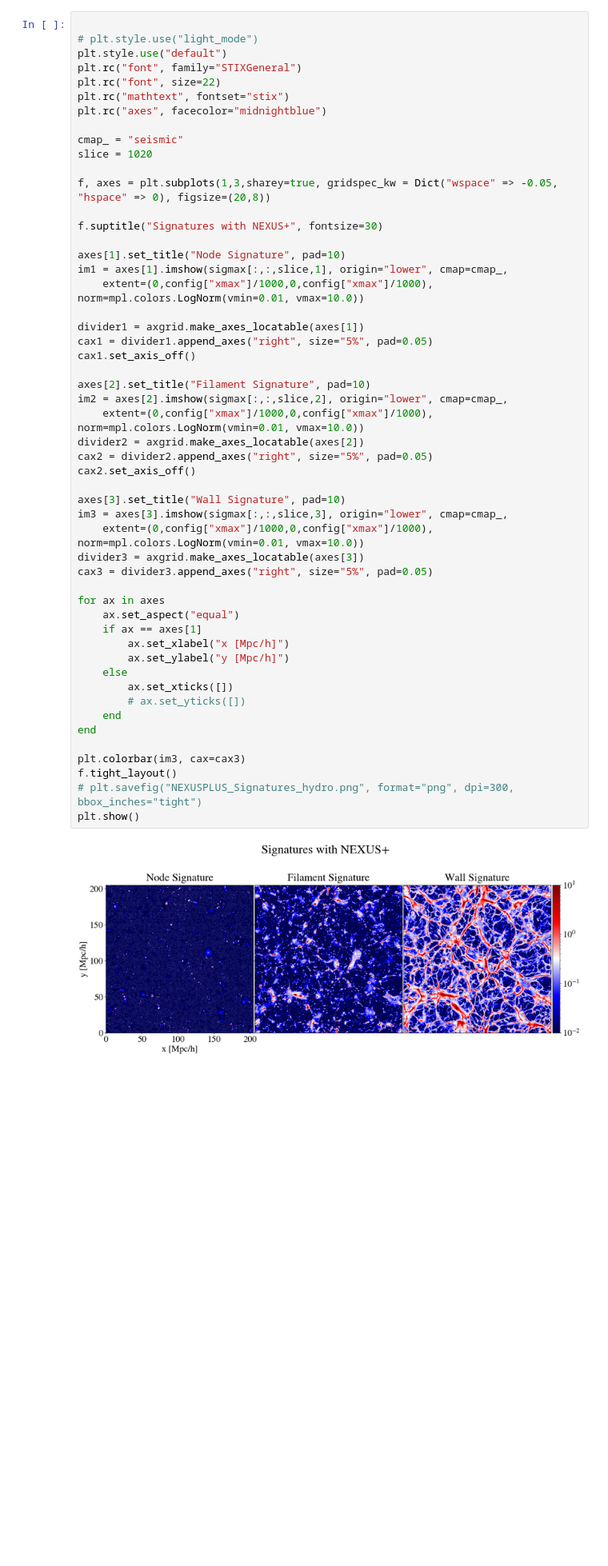
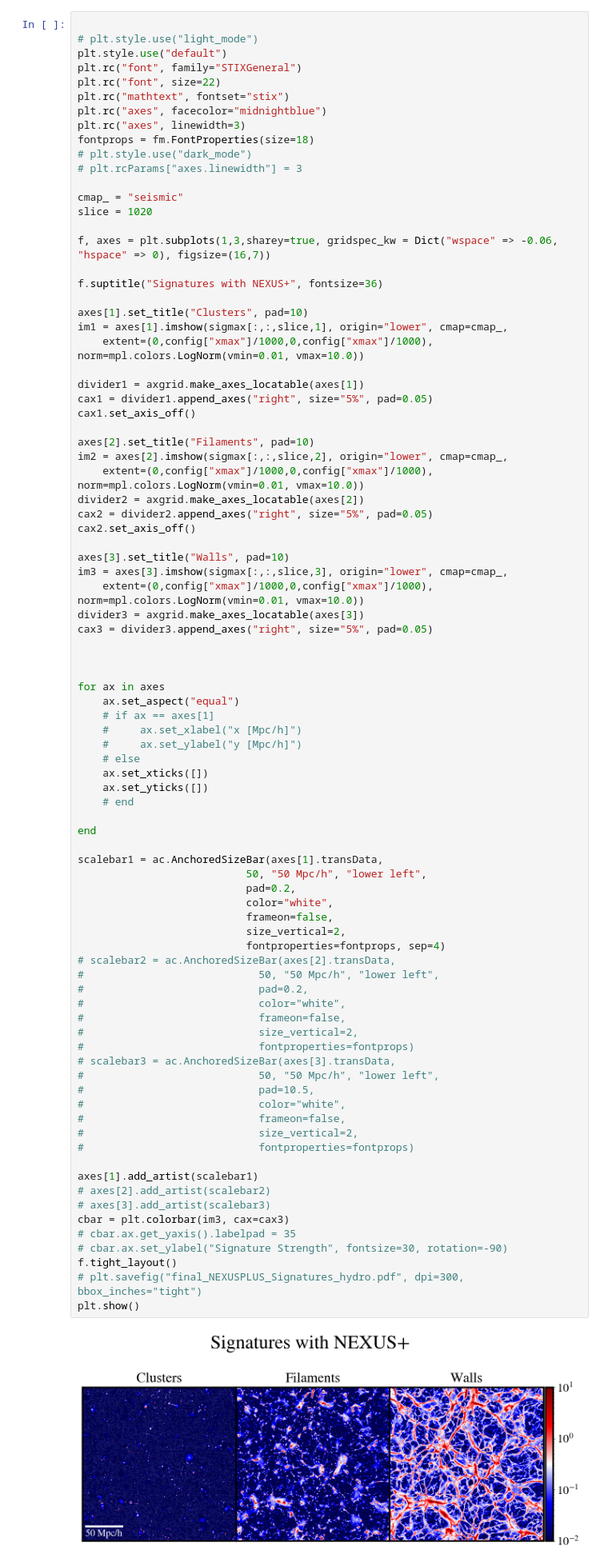
Before and after one commit to James11222/CosmoMMF, a Jupyter notebook: notebooks/Application V3.ipynb, the cells around one changed output. Shown at 80% size. Saved outputs shown, nothing was run; the diff lists cells and outputs as text; blank space fills up the shorter version.

```diff
--- a/notebooks/Application V3.ipynb
+++ b/notebooks/Application V3.ipynb
@@ -57,52 +59,86 @@ plt.rc("font", family="STIXGeneral")
 plt.rc("font", size=22)
 plt.rc("mathtext", fontset="stix")
 plt.rc("axes", facecolor="midnightblue")
+plt.rc("axes", linewidth=3)
+fontprops = fm.FontProperties(size=18)
+# plt.style.use("dark_mode")
+# plt.rcParams["axes.linewidth"] = 3
 
 cmap_ = "seismic"
 slice = 1020
 
-f, axes = plt.subplots(1,3,sharey=true, gridspec_kw = Dict("wspace" => -0.05, "hspace" => 0), figsize=(20,8))
+f, axes = plt.subplots(1,3,sharey=true, gridspec_kw = Dict("wspace" => -0.06, "hspace" => 0), figsize=(16,7))
 
-f.suptitle("Signatures with NEXUS+", fontsize=30)
+f.suptitle("Signatures with NEXUS+", fontsize=36)
 
-axes[1].set_title("Node Signature", pad=10)
+axes[1].set_title("Clusters", pad=10)
 im1 = axes[1].imshow(sigmax[:,:,slice,1], origin="lower", cmap=cmap_,
     extent=(0,config["xmax"]/1000,0,config["xmax"]/1000), norm=mpl.colors.LogNorm(vmin=0.01, vmax=10.0))
 
 divider1 = axgrid.make_axes_locatable(axes[1])
 cax1 = divider1.append_axes("right", size="5%", pad=0.05)
 cax1.set_axis_off()
 
-axes[2].set_title("Filament Signature", pad=10)
+axes[2].set_title("Filaments", pad=10)
 im2 = axes[2].imshow(sigmax[:,:,slice,2], origin="lower", cmap=cmap_,
     extent=(0,config["xmax"]/1000,0,config["xmax"]/1000), norm=mpl.colors.LogNorm(vmin=0.01, vmax=10.0))
 divider2 = axgrid.make_axes_locatable(axes[2])
 cax2 = divider2.append_axes("right", size="5%", pad=0.05)
 cax2.set_axis_off()
 
-axes[3].set_title("Wall Signature", pad=10)
+axes[3].set_title("Walls", pad=10)
 im3 = axes[3].imshow(sigmax[:,:,slice,3], origin="lower", cmap=cmap_,
     extent=(0,config["xmax"]/1000,0,config["xmax"]/1000), norm=mpl.colors.LogNorm(vmin=0.01, vmax=10.0))
 divider3 = axgrid.make_axes_locatable(axes[3])
 cax3 = divider3.append_axes("right", size="5%", pad=0.05)
 
+
+
 for ax in axes
     ax.set_aspect("equal")
-    if ax == axes[1]
-        ax.set_xlabel("x [Mpc/h]")
-        ax.set_ylabel("y [Mpc/h]")
-    else
-        ax.set_xticks([])
-        # ax.set_yticks([])
-    end
+    # if ax == axes[1]
+    #     ax.set_xlabel("x [Mpc/h]")
+    #     ax.set_ylabel("y [Mpc/h]")
+    # else
+    ax.set_xticks([])
+    ax.set_yticks([])
+    # end
+
 end
 
-plt.colorbar(im3, cax=cax3)
+scalebar1 = ac.AnchoredSizeBar(axes[1].transData,
+                           50, "50 Mpc/h", "lower left",
+                           pad=0.2,
+                           color="white",
+                           frameon=false,
+                           size_vertical=2,
+                           fontproperties=fontprops, sep=4)
+# scalebar2 = ac.AnchoredSizeBar(axes[2].transData,
+#                            50, "50 Mpc/h", "lower left",
+#                            pad=0.2,
+#                            color="white",
+#                            frameon=false,
+#                            size_vertical=2,
+#                            fontproperties=fontprops)
+# scalebar3 = ac.AnchoredSizeBar(axes[3].transData,
+#                            50, "50 Mpc/h", "lower left",
+#                            pad=10.5,
+#                            color="white",
+#                            frameon=false,
+#                            size_vertical=2,
+#                            fontproperties=fontprops)
+
+axes[1].add_artist(scalebar1)
+# axes[2].add_artist(scalebar2)
+# axes[3].add_artist(scalebar3)
+cbar = plt.colorbar(im3, cax=cax3)
+# cbar.ax.get_yaxis().labelpad = 35
+# cbar.ax.set_ylabel("Signature Strength", fontsize=30, rotation=-90)
 f.tight_layout()
-# plt.savefig("NEXUSPLUS_Signatures_hydro.png", format="png", dpi=300, bbox_inches="tight")
+# plt.savefig("final_NEXUSPLUS_Signatures_hydro.pdf", dpi=300, bbox_inches="tight")
 plt.show()
 # %% [output]
-[figure, old version]
+[figure, new version]
 # %% [markdown]
 # Let's Determine Structure Types using Tagging
 # %%
```
Also changed, not shown: parts of 1 cell of this notebook, 59 other files.
